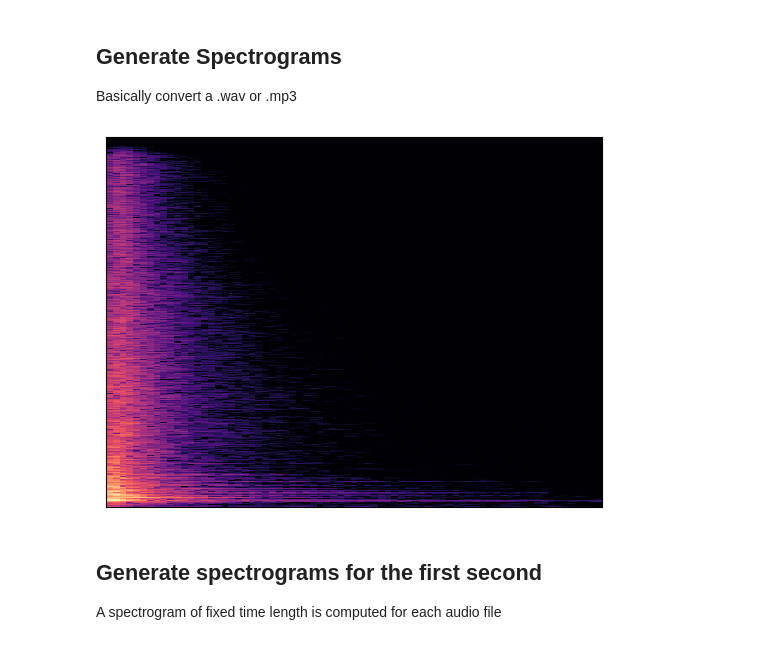
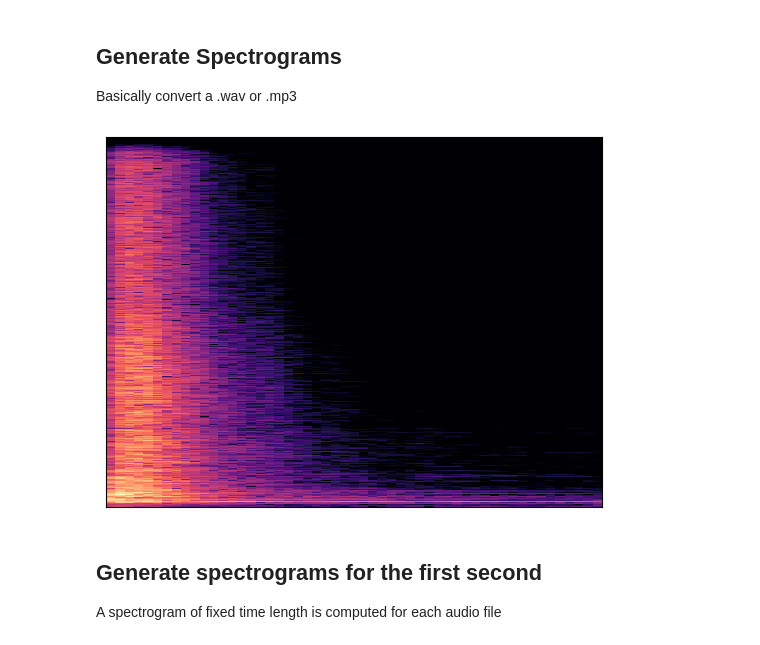
Before and after one commit to rothdu/EEE4114F--Project, a Jupyter notebook: spectrogram_test.ipynb, the cells around one changed output. Saved outputs shown, nothing was run; the diff lists cells and outputs as text; code cells hidden in the pictures.

Commit message:
Small updates to spectrogram ipynb

```diff
--- a/spectrogram_test.ipynb
+++ b/spectrogram_test.ipynb
@@ -15,36 +15,38 @@ import os
 import librosa
 import librosa.display
 import numpy as np
 import matplotlib.pyplot as plt
 
+
+
 # Path to the audio file
-file_path = "C:/Users/pilla/Desktop/Git/4114_Project/EEE4114F-Project/Sounds/Snares/3147__robbiesurp__dm_snare_ringger.wav"
+file_path = "Sounds/Snares/snare_001.wav"
 
 # Check if the file exists
 if not os.path.exists(file_path):
     print("File not found:", file_path)
     exit()
 
 # Load the audio file
 y, sr = librosa.load(file_path)
 
 # Compute the Short-Time Fourier Transform (STFT)
 D = librosa.stft(y)
 
 # Convert the amplitude spectrogram to decibels
 D_db = librosa.amplitude_to_db(np.abs(D), ref=np.max)
 
 # Plot the spectrogram without axis labels or scales
 librosa.display.specshow(D_db, sr=sr, x_axis=None, y_axis=None)
 
 # Save the spectrogram as a PNG file
-output_dir = "C:/Users/pilla/Desktop"
+output_dir = "Spectrograms/Snares"
 output_file = os.path.join(output_dir, "spectrogram.png")
 plt.savefig(output_file, bbox_inches='tight', pad_inches=0)
 
 plt.show()
 # %% [output]
-[figure, old version]
+[figure, new version]
 # %% [markdown]
 ## Generate spectrograms for the first second
 A spectrogram of fixed time length is computed for each audio file
```
Also changed, not shown: parts of 1 cell of this notebook.
